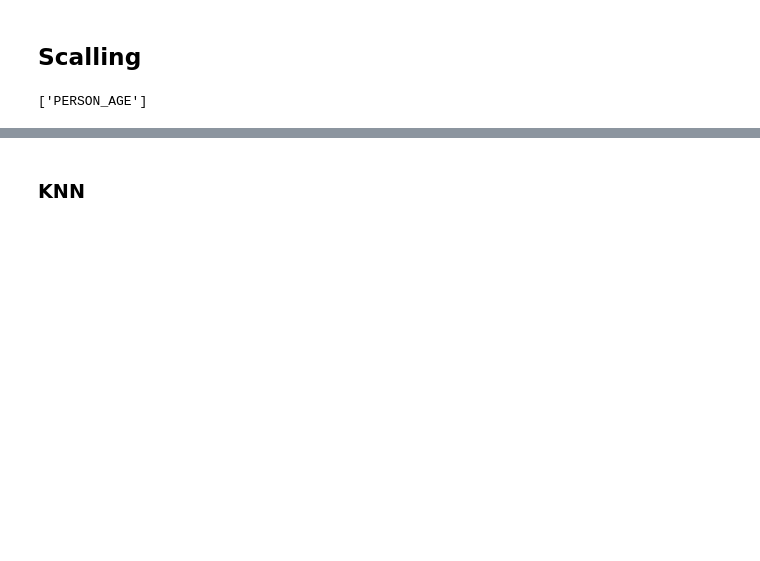
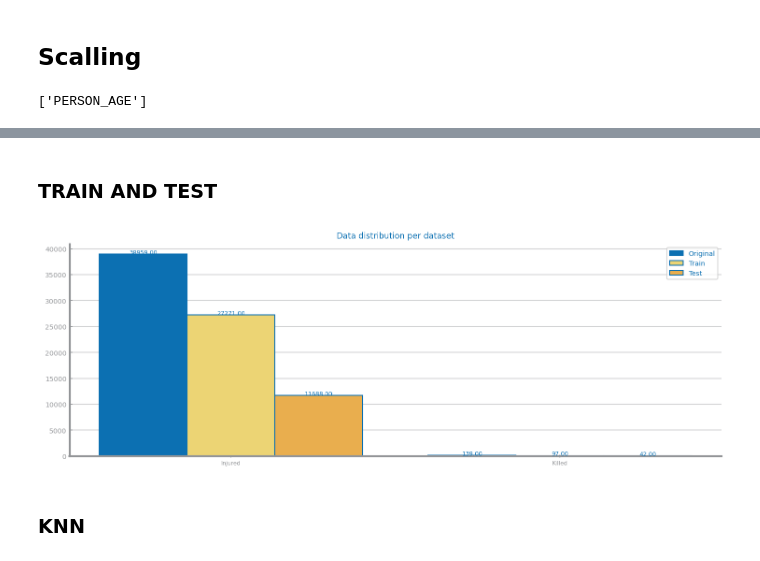
Before and after one commit to falc00/projetoCD, a Jupyter notebook: data_preparation_dataset1.ipynb, the cells around one changed output, grey strips where cells are left out. Saved outputs shown, nothing was run; the diff lists cells and outputs as text; code cells hidden in the pictures; blank space fills up the shorter version.

```diff
--- a/data_preparation_dataset1.ipynb
+++ b/data_preparation_dataset1.ipynb
@@ -163,3 +164,38 @@ max                      NaN                  NaN
+# %% [markdown]
+### TRAIN AND TEST
+# %%
+import numpy as np
+from pandas import read_csv, concat, unique, DataFrame
+import matplotlib.pyplot as plt
+from sklearn.model_selection import train_test_split
+
+file_tag = 'nyc_collisions_scaled_zscore'
+data: DataFrame = read_csv('data/nyc_collisions_scaled_zscore.csv')
+target = 'PERSON_INJURY'
+positive = 'Injured'
+negative = 'Killed'
+values = {'Original': [len(data[data[target] == positive]), len(data[data[target] == negative])]}
+
+y: np.ndarray = data.pop(target).values
+X: np.ndarray = data.values
+labels: np.ndarray = unique(y)
+labels.sort()
+
+trnX, tstX, trnY, tstY = train_test_split(X, y, train_size=0.7, stratify=y)
+
+train = concat([DataFrame(trnX, columns=data.columns), DataFrame(trnY,columns=[target])], axis=1)
+train.to_csv(f'data/{file_tag}_train.csv', index=False)
+
+test = concat([DataFrame(tstX, columns=data.columns), DataFrame(tstY,columns=[target])], axis=1)
+test.to_csv(f'data/{file_tag}_test.csv', index=False)
+values['Train'] = [len(np.delete(trnY, np.argwhere(trnY==negative))), len(np.delete(trnY, np.argwhere(trnY==positive)))]
+values['Test'] = [len(np.delete(tstY, np.argwhere(tstY==negative))), len(np.delete(tstY, np.argwhere(tstY==positive)))]
+
+plt.figure(figsize=(12,4))
+ds.multiple_bar_chart([positive, negative], values, title='Data distribution per dataset')
+plt.show()
+# %% [output]
+[figure, added]
 # %% [markdown]
 ### KNN
 # %%
```
Also changed, not shown: parts of 4 cells of this notebook, 1 other file.
